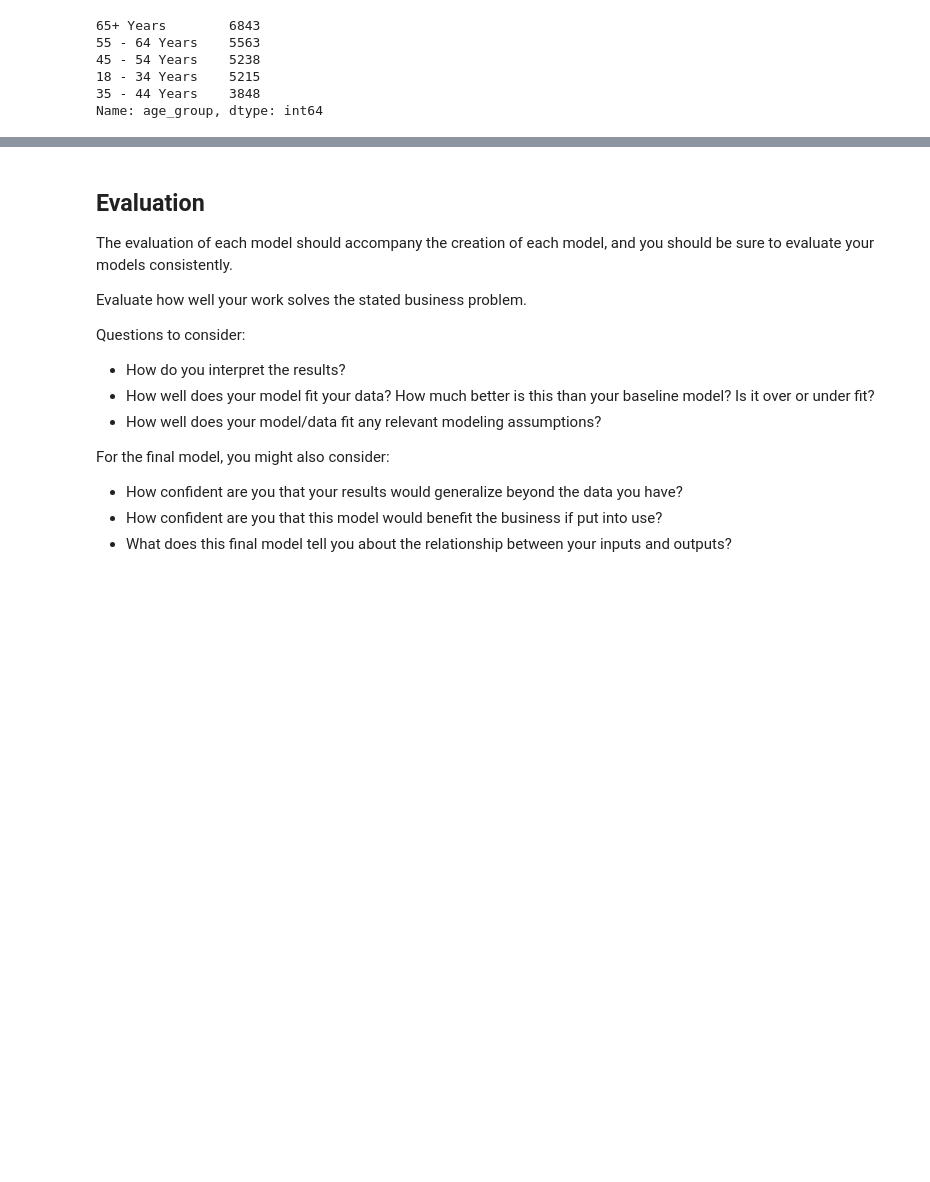
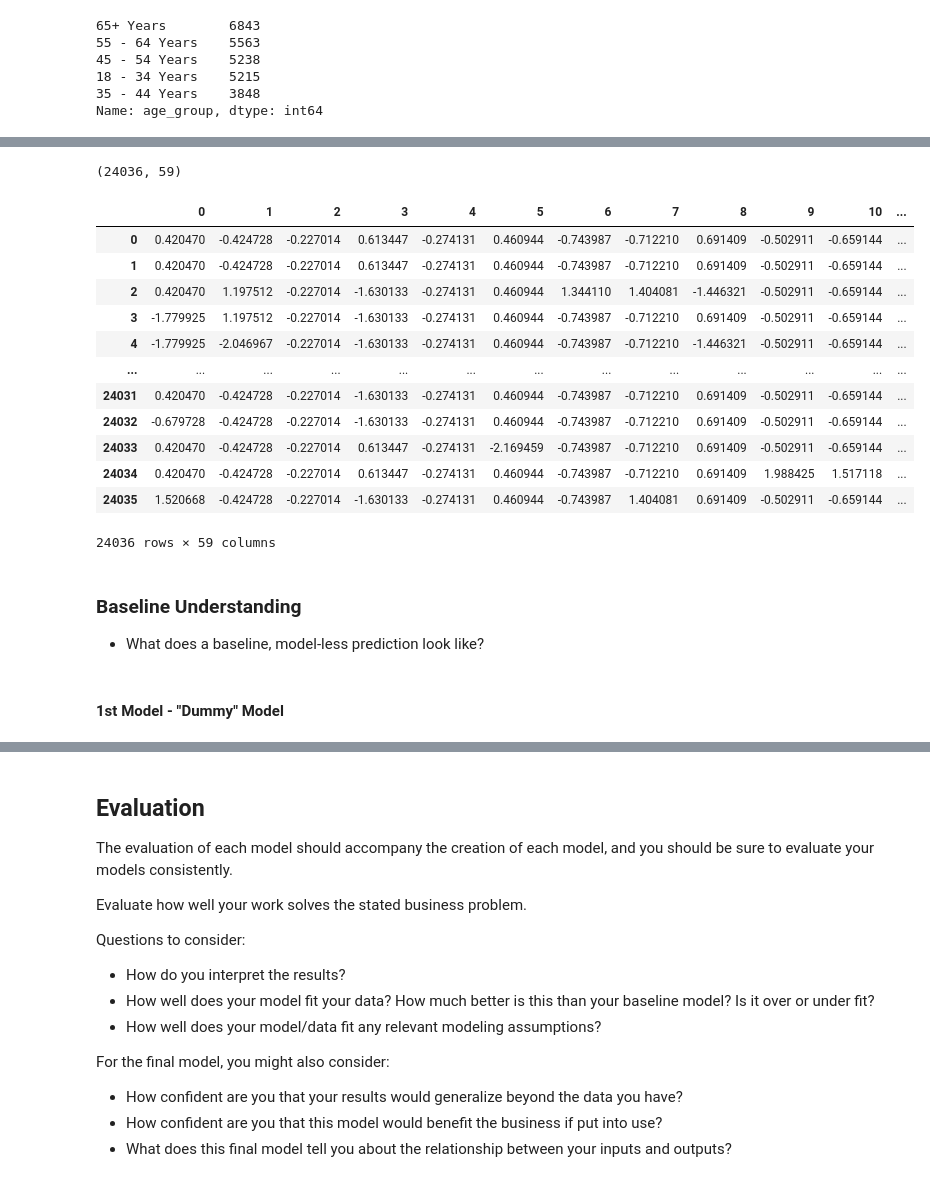
Before and after one commit to emykes/Flu_Vaccination_ML, a Jupyter notebook: Notebooks/Emine/Project3_Emine.ipynb, the cells around one changed output, grey strips where cells are left out. Saved outputs shown, nothing was run; the diff lists cells and outputs as text; code cells hidden in the pictures; blank space fills up the shorter version.

```diff
--- a/Notebooks/Emine/Project3_Emine.ipynb
+++ b/Notebooks/Emine/Project3_Emine.ipynb
@@ -346,0 +396,17 @@ X_train, X_test, y_train, y_test = train_test_split(X, y, test_size=0.1,
+# %%
+# Pipeline Preprocessing
+num_transformer = Pipeline(steps=[
+    ('num_imputer', SimpleImputer(strategy='median')),
+    ('scaler', StandardScaler())
+    ])
+
+ohe_transformer = Pipeline(steps=[
+    ('ohe_imputer', SimpleImputer(strategy='constant', fill_value='Unknown')),
+    ('oh_encoder', OneHotEncoder(handle_unknown='ignore'))
+])
+
+freq_transformer = Pipeline(steps=[
+    ('freq_encoder', ce.count.CountEncoder(normalize=True, min_group_size=.05)),
+    ('freq_imputer', SimpleImputer(strategy='constant', fill_value=0)),
+    ('minmaxscaler', MinMaxScaler())
+])
@@ -346,0 +441,22 @@ X_train, X_test, y_train, y_test = train_test_split(X, y, test_size=0.1,
+# %%
+# Just out of curiosity, let's see what this looks like
+X_tr_transformed = preprocessor.transform(X_train)
+X_tr_transformed.shape
+# %% [output]
+(24036, 59)
+# %%
+pd.DataFrame(X_tr_transformed)
+# %% [output]
+|  | 0 | 1 | 2 | 3 | 4 | 5 | 6 | 7 | 8 | 9 | 10 | ... |
+| 0 | 0.420470 | -0.424728 | -0.227014 | 0.613447 | -0.274131 | 0.460944 | -0.743987 | -0.712210 | 0.691409 | -0.502911 | -0.659144 | ... |
+| 1 | 0.420470 | -0.424728 | -0.227014 | 0.613447 | -0.274131 | 0.460944 | -0.743987 | -0.712210 | 0.691409 | -0.502911 | -0.659144 | ... |
+| 2 | 0.420470 | 1.197512 | -0.227014 | -1.630133 | -0.274131 | 0.460944 | 1.344110 | 1.404081 | -1.446321 | -0.502911 | -0.659144 | ... |
+| 3 | -1.779925 | 1.197512 | -0.227014 | -1.630133 | -0.274131 | 0.460944 | -0.743987 | -0.712210 | 0.691409 | -0.502911 | -0.659144 | ... |
+| 4 | -1.779925 | -2.046967 | -0.227014 | -1.630133 | -0.274131 | 0.460944 | -0.743987 | -0.712210 | -1.446321 | -0.502911 | -0.659144 | ... |
+| ... | ... | ... | ... | ... | ... | ... | ... | ... | ... | ... | ... | ... |
+| 24031 | 0.420470 | -0.424728 | -0.227014 | -1.630133 | -0.274131 | 0.460944 | -0.743987 | -0.712210 | 0.691409 | -0.502911 | -0.659144 | ... |
+| 24032 | -0.679728 | -0.424728 | -0.227014 | -1.630133 | -0.274131 | 0.460944 | -0.743987 | -0.712210 | 0.691409 | -0.502911 | -0.659144 | ... |
+| 24033 | 0.420470 | -0.424728 | -0.227014 | 0.613447 | -0.274131 | -2.169459 | -0.743987 | -0.712210 | 0.691409 | -0.502911 | -0.659144 | ... |
+| 24034 | 0.420470 | -0.424728 | -0.227014 | 0.613447 | -0.274131 | 0.460944 | -0.743987 | -0.712210 | 0.691409 | 1.988425 | 1.517118 | ... |
+| 24035 | 1.520668 | -0.424728 | -0.227014 | -1.630133 | -0.274131 | 0.460944 | -0.743987 | 1.404081 | 0.691409 | -0.502911 | -0.659144 | ... |
+24036 rows × 59 columns
@@ -346,0 +465,6 @@ X_train, X_test, y_train, y_test = train_test_split(X, y, test_size=0.1,
+# %% [markdown]
+### Baseline Understanding
+
+- What does a baseline, model-less prediction look like?
+# %% [markdown]
+#### 1st Model - "Dummy" Model
```
Also changed, not shown: parts of 54 cells of this notebook.
